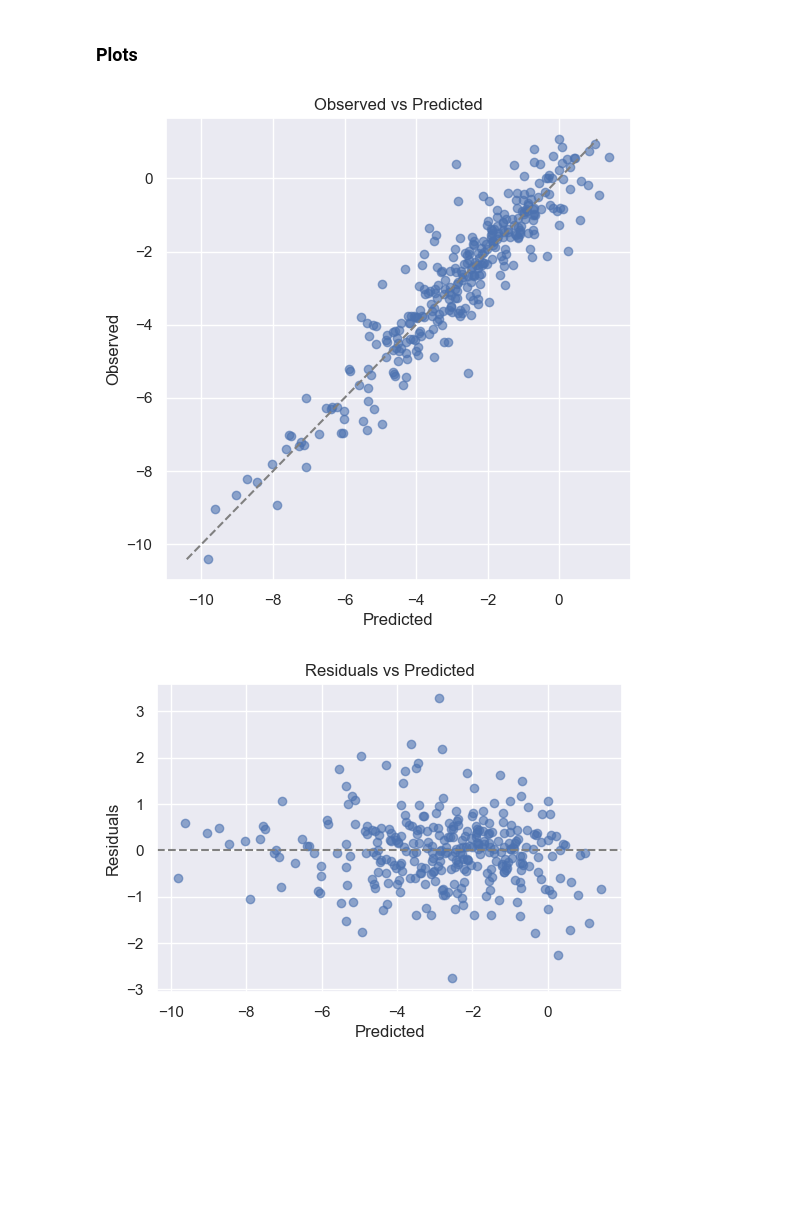
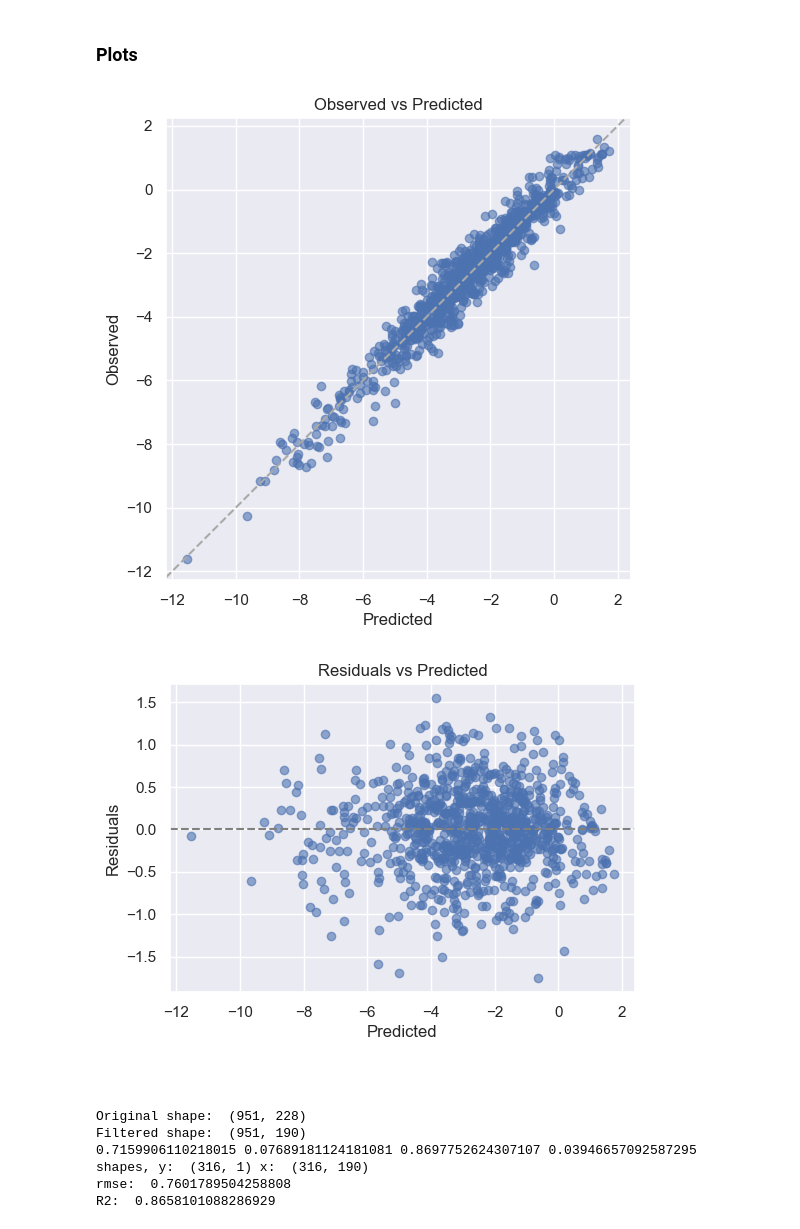
Before and after one commit to KABOSScodes/apm_projects, a Jupyter notebook: chapters/06_linear_regression_and_its_cousins/06_computations.ipynb, the cells around one changed output. Cells and saved outputs as stored; diff of their text form; code cells hidden in the pictures; blank space fills up the shorter version.

```diff
--- a/chapters/06_linear_regression_and_its_cousins/06_computations.ipynb
+++ b/chapters/06_linear_regression_and_its_cousins/06_computations.ipynb
@@ -198,30 +196,87 @@ rmse_cv.mean(), rmse_cv.std(ddof=1), r2_cv.mean(), r2_cv.std(ddof=1)
 ### Plots
 # %%
 plt.figure(figsize=(6, 6))
-plt.scatter(y_pred_test, y_test, alpha=0.6)
-plt.plot(
-    [y_test.min(), y_test.max()],
-    [y_test.min(), y_test.max()],
-    linestyle="--",
-    color="gray"
-)
+plt.scatter(y_pred_train, y, alpha=0.6)
+
+# Diagonal line
+plt.axline((0, 0), slope=1, color="darkgrey", linestyle="--")
+
 plt.xlabel("Predicted")
 plt.ylabel("Observed")
 plt.title("Observed vs Predicted")
 plt.grid(True)
 plt.show()
 # %% [output]
-[figure, old version]
+[figure, new version]
 # %%
-residuals = y_test - y_pred_test
+residuals = y - y_pred_train
 
 plt.figure(figsize=(6, 4))
-plt.scatter(y_pred_test, residuals, alpha=0.6)
+plt.scatter(y_pred_train, residuals, alpha=0.6)
 plt.axhline(0, linestyle="--", color="gray")
 plt.xlabel("Predicted")
 plt.ylabel("Residuals")
 plt.title("Residuals vs Predicted")
 plt.grid(True)
 plt.show()
 # %% [output]
-[figure, old version]
+[figure, new version]
+# %% [markdown]
+###
+# %%
+cols_to_delete = find_correlation(sol_train_x_trans, cutoff=0.9)
+train_x_filtered = sol_train_x_trans.drop(columns=cols_to_delete)
+test_x_filtered = sol_test_x_trans.drop(columns=cols_to_delete)
+
+print("Original shape: ", sol_train_x_trans.shape)
+print("Filtered shape: ", train_x_filtered.shape)
+
+
+# Use cross validation again
+cv = KFold(
+    n_splits=10,
+    shuffle=True,
+    random_state=100
+)
+
+
+lr = LinearRegression(fit_intercept=True)
+
+scoring = {
+    "rmse": "neg_root_mean_squared_error",
+    "r2": "r2"
+}
+
+cv_results = cross_validate(
+    lr,
+    train_x_filtered,
+    sol_train_y,
+    cv=cv,
+    scoring=scoring,
+    return_train_score=False
+)
+
+rmse_cv = -cv_results["test_rmse"]
+r2_cv = cv_results["test_r2"]
+
+print(rmse_cv.mean(), rmse_cv.std(ddof=1), r2_cv.mean(), r2_cv.std(ddof=1))
+
+lr_test = LinearRegression(fit_intercept=True)
+lr_test.fit(train_x_filtered, y)
+
+test_y_filtered = lr_test.predict(test_x_filtered)
+
+print("shapes, y: ", test_y_filtered.shape, "x: ", test_x_filtered.shape)
+
+rmse = np.sqrt(mean_squared_error(y_test, test_y_filtered))
+r2 = r2_score(y_test, test_y_filtered)
+
+print("rmse: ", rmse)
+print("R2: ", r2)
+# %% [output]
+Original shape:  (951, 228)
+Filtered shape:  (951, 190)
+0.7159906110218015 0.07689181124181081 0.8697752624307107 0.03946657092587295
+shapes, y:  (316, 1) x:  (316, 190)
+rmse:  0.7601789504258808
+R2:  0.8658101088286929
```
Also changed, not shown: parts of 2 cells of this notebook, 1 other file.
